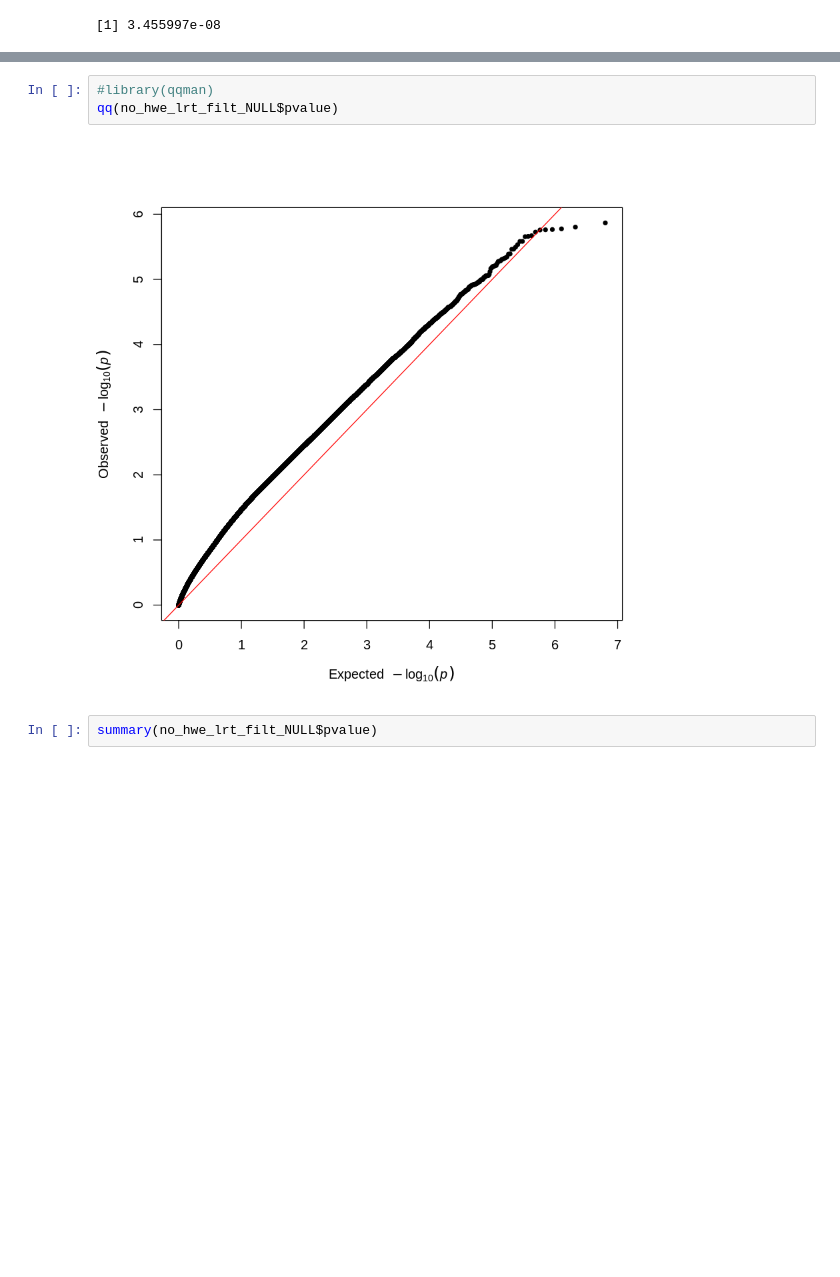
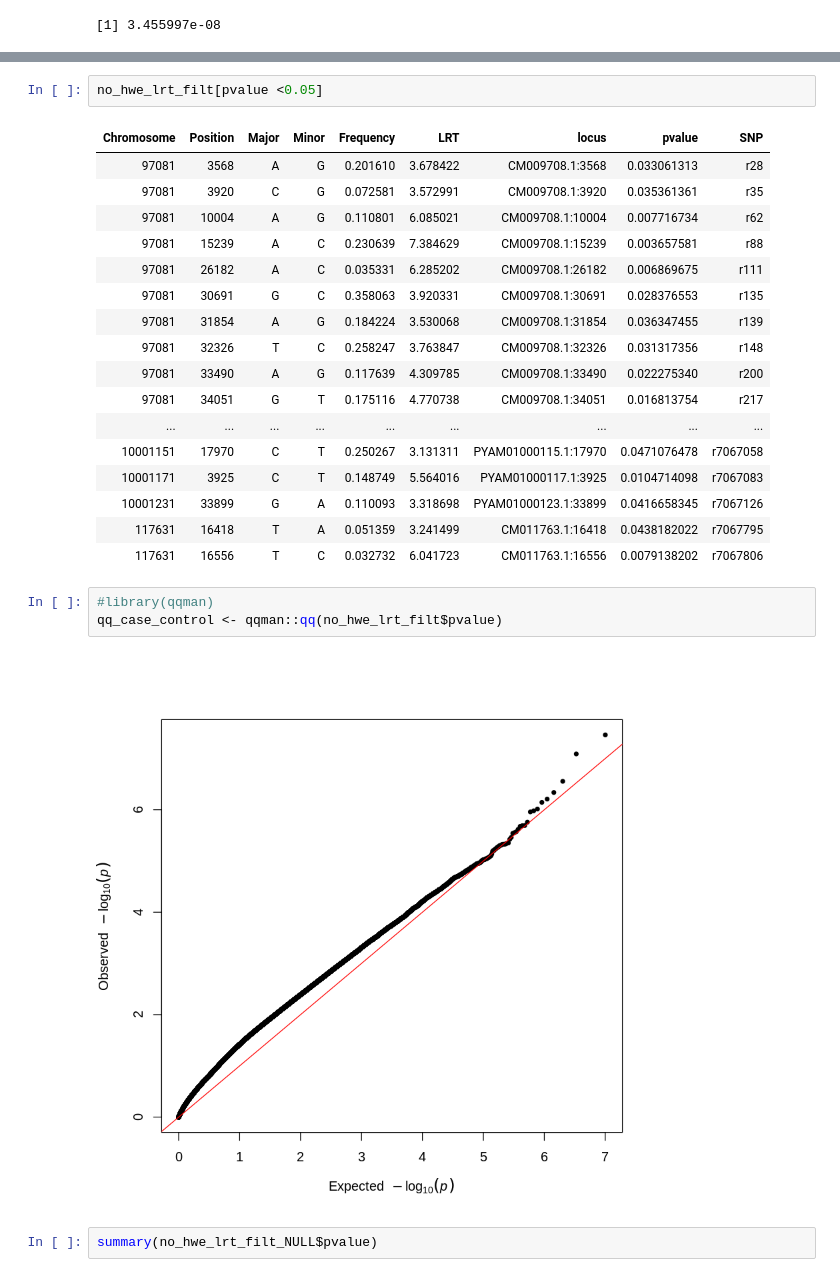
Before and after one commit to katcatalano/ClownfishGWAS, a Jupyter notebook: notebooks/plot_pcangsd_assoc.ipynb, the cells around one changed output, grey strips where cells are left out. Saved outputs shown, nothing was run; the diff lists cells and outputs as text; blank space fills up the shorter version.

```diff
--- a/notebooks/plot_pcangsd_assoc.ipynb
+++ b/notebooks/plot_pcangsd_assoc.ipynb
@@ -314,8 +406,28 @@ man <- manhattan(no_hwe_lrt_filt[pvalue <0.05], chr="Chromosome", bp="Position",
+# %%
+no_hwe_lrt_filt[pvalue <0.05]
+# %% [output]
+| Chromosome | Position | Major | Minor | Frequency | LRT | locus | pvalue | SNP |
+| 97081 | 3568 | A | G | 0.201610 | 3.678422 | CM009708.1:3568 | 0.033061313 | r28 |
+| 97081 | 3920 | C | G | 0.072581 | 3.572991 | CM009708.1:3920 | 0.035361361 | r35 |
+| 97081 | 10004 | A | G | 0.110801 | 6.085021 | CM009708.1:10004 | 0.007716734 | r62 |
+| 97081 | 15239 | A | C | 0.230639 | 7.384629 | CM009708.1:15239 | 0.003657581 | r88 |
+| 97081 | 26182 | A | C | 0.035331 | 6.285202 | CM009708.1:26182 | 0.006869675 | r111 |
+| 97081 | 30691 | G | C | 0.358063 | 3.920331 | CM009708.1:30691 | 0.028376553 | r135 |
+| 97081 | 31854 | A | G | 0.184224 | 3.530068 | CM009708.1:31854 | 0.036347455 | r139 |
+| 97081 | 32326 | T | C | 0.258247 | 3.763847 | CM009708.1:32326 | 0.031317356 | r148 |
+| 97081 | 33490 | A | G | 0.117639 | 4.309785 | CM009708.1:33490 | 0.022275340 | r200 |
+| 97081 | 34051 | G | T | 0.175116 | 4.770738 | CM009708.1:34051 | 0.016813754 | r217 |
+| ... | ... | ... | ... | ... | ... | ... | ... | ... |
+| 10001151 | 17970 | C | T | 0.250267 | 3.131311 | PYAM01000115.1:17970 | 0.0471076478 | r7067058 |
+| 10001171 | 3925 | C | T | 0.148749 | 5.564016 | PYAM01000117.1:3925 | 0.0104714098 | r7067083 |
+| 10001231 | 33899 | G | A | 0.110093 | 3.318698 | PYAM01000123.1:33899 | 0.0416658345 | r7067126 |
+| 117631 | 16418 | T | A | 0.051359 | 3.241499 | CM011763.1:16418 | 0.0438182022 | r7067795 |
+| 117631 | 16556 | T | C | 0.032732 | 6.041723 | CM011763.1:16556 | 0.0079138202 | r7067806 |
 # %%
 #library(qqman)
-qq(no_hwe_lrt_filt_NULL$pvalue)
+qq_case_control <- qqman::qq(no_hwe_lrt_filt$pvalue)
 # %% [output]
-[figure, old version]
+[figure, new version]
 # %%
 summary(no_hwe_lrt_filt_NULL$pvalue)
 # %% [output]
```
Also changed, not shown: parts of 19 cells of this notebook, 3 other files.
